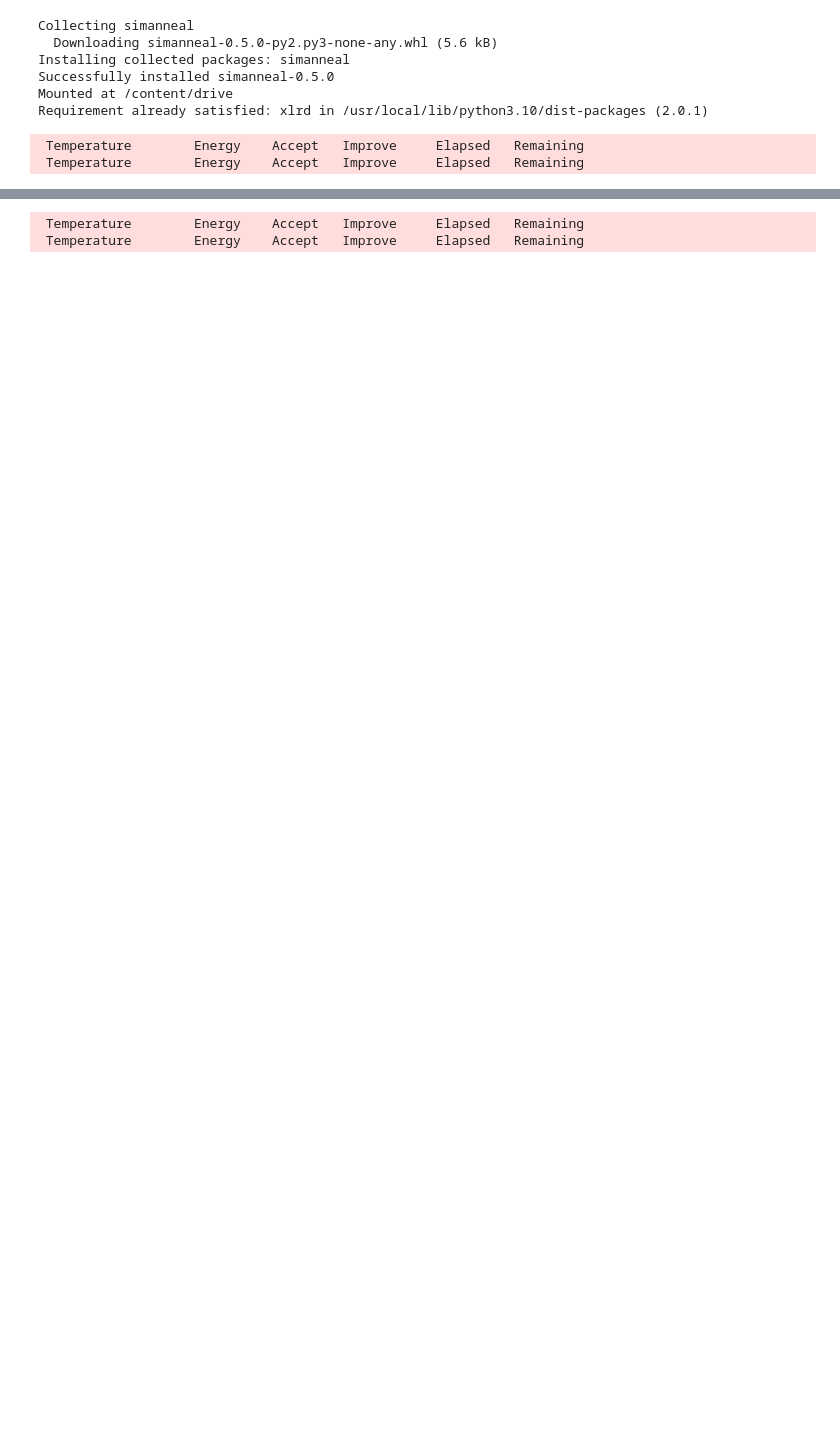
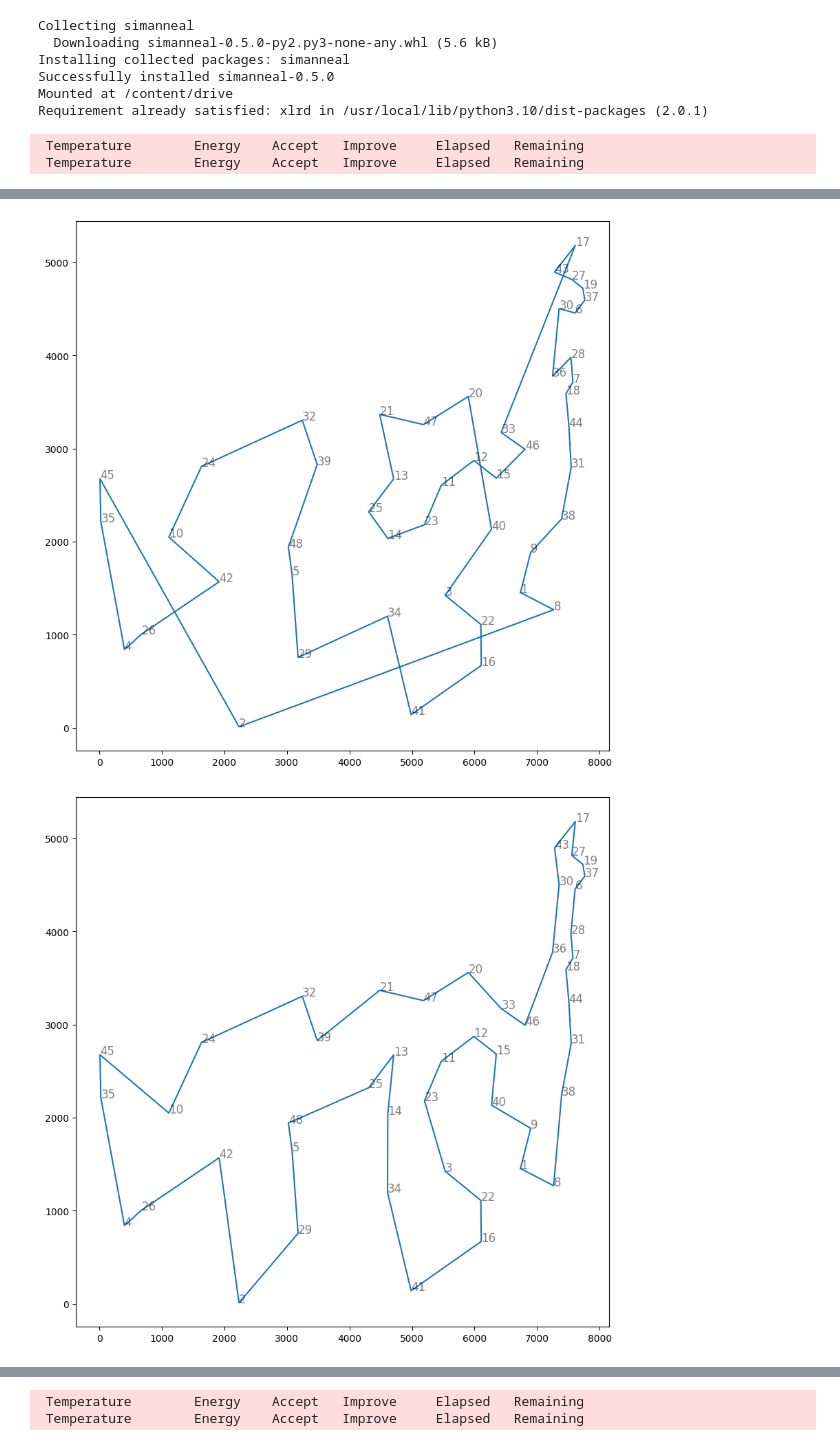
Before and after one commit to helveticacode/TSP, a Jupyter notebook: 都市計画へのアプローチ.ipynb, the cells around one changed output, grey strips where cells are left out. Cells and saved outputs as stored; diff of their text form; code cells hidden in the pictures; blank space fills up the shorter version.

```diff
--- a/都市計画へのアプローチ.ipynb
+++ b/都市計画へのアプローチ.ipynb
@@ -47,17 +47,19 @@ def att_distance(a,b): #aとbの間のatt距離を返す　a = [x_a,y_a] b = [x_
 def tsp_solve(towns_filename,distance_mesure,ideal_route,move_method = "2-opt",initial_method= "greedy",grid = "off",copy_method = "deepcopy"):
 
 
-      # town -> 0 Long->1 Lati ->2
+  # town -> 0 Long->1 Lati ->2
+  #　read data
   towns_data = pd.read_csv('/content/drive/My Drive/colab/'+towns_filename+'.tsp', header=5,dtype={'Longitude': float, 'Latitude': float})
   df = towns_data['NODE_COORD_SECTION'].str.split(' ', expand=True)
 
+ # first column([0]) is name of town,second column ([1])is Longitude,third column([3]) is Latitude
   towns_data = df.rename(columns={0: 'Town',1: 'Longitude',2: 'Latitude'})
-  gyo = len(towns_data)
+  n_towns = len(towns_data)
 
 
   towns_data = towns_data.astype({'Latitude': float,"Longitude":float})
-
-  for i in range(gyo):
+ # cutting null data
+  for i in range(n_towns):
     #print(towns_data['Longitude'][i])
     if math.isnan(towns_data['Longitude'][i]) is True:
           towns_data = towns_data.drop(i)
@@ -65,7 +67,7 @@ def tsp_solve(towns_filename,distance_mesure,ideal_route,move_method = "2-opt",i
           towns_data = towns_data.drop(i)
 
   if grid == "on":
-
+  # plot map of data
     plt.figure(figsize=(10, 10))
     plt.scatter(towns_data['Longitude'], towns_data['Latitude'])
     for city, x, y in zip(towns_data['Town'], towns_data['Latitude'], towns_data['Longitude']):
@@ -81,14 +83,13 @@ def tsp_solve(towns_filename,distance_mesure,ideal_route,move_method = "2-opt",i
       # pass extra data (the distance matrix) into the constructor
       def __init__(self, state, distance_matrix):
           self.distance_matrix = distance_matrix
-          super(TravellingSalesmanProblem, self).__init__(state)  # important! 親クラスの__initが使える
+          super(TravellingSalesmanProblem, self).__init__(state)
       towns_data_method = towns_data
       def move(self):
-
+          # def moving method
           if move_method == "2-opt":
             """2-opt"""
-            # no efficiency gain, just proof of concept
-            # demonstrates returning the delta energy (optional)
+            # 2-opt is exchange two edges
             initial_energy = self.energy()
 
             a = random.randint(0, len(self.state) - 1)
@@ -106,6 +107,7 @@ def tsp_solve(towns_filename,distance_mesure,ideal_route,move_method = "2-opt",i
             return self.energy() - initial_energy
 
           elif move_method == "random":
+            # random moving is to choice random two towns and exchange them
             initial_energy = self.energy()
             a = random.randint(0, len(self.state) - 1)
             b = random.randint(0, len(self.state) - 1)
@@ -114,6 +116,7 @@ def tsp_solve(towns_filename,distance_mesure,ideal_route,move_method = "2-opt",i
             return self.energy() - initial_energy
 
       def energy(self):
+         # method of calculate cost of the route
           """Calculates the length of the route."""
           e = 0
           for i in range(len(self.state)):
@@ -121,15 +124,9 @@ def tsp_solve(towns_filename,distance_mesure,ideal_route,move_method = "2-opt",i
 
           return e
       energies = []
+
       def anneal(self):
-          """Minimizes the energy of a system by simulated annealing.
-
-          Parameters
-          state : an initial arrangement of the system　初期値
-
-          Returns
-          (state, energy): the best state and energy found.　良さそうな位置とそのときのスコアを返す
-          """
+          """Minimizes the energy of a system by simulated annealing."""
           step = 0
           self.start = time.time()
 
@@ -195,8 +192,9 @@ def tsp_solve(towns_filename,distance_mesure,ideal_route,move_method = "2-opt",i
   mat = towns_data[['Latitude', 'Longitude']].values
   mat
 
-  #dist_mat = distance.cdist(mat, mat, metric='euclidean') # ユークリッド距離
+  #dist_mat = distance.cdist(mat, mat, metric='euclidean') #
 
+ # create matrix containing the distances between each city
   distance_matrix = {}
   for i, town in enumerate(towns_data['Town']):
       if town not in distance_matrix.keys():
@@ -227,7 +225,7 @@ def tsp_solve(towns_filename,distance_mesure,ideal_route,move_method = "2-opt",i
     init_state.append(start_townname)
 
     town_keys = []
-    now_key = 0   #スタート地点のkey
+    now_key = 0   #key of the first town
     calls = []
     for i in range(len_states):
       town_keys.append(i)
@@ -285,6 +283,8 @@ def tsp_solve(towns_filename,distance_mesure,ideal_route,move_method = "2-opt",i
   #print("mistake is"+str(mistake))
 
   if grid == 'on':
+    # plot annnealed route map
+
     plt.figure(figsize=(10, 10))
     Xs = []
     Ys = []
@@ -301,9 +301,9 @@ def tsp_solve(towns_filename,distance_mesure,ideal_route,move_method = "2-opt",i
 
   initial_route = initial_e
   result = e
-  return [towns_filename,ideal_route,distance_mesure.__name__,move_method,initial_method,initial_route,result,route_map,tsp.energies,tsp]
+  return [towns_filename,ideal_route,distance_mesure.__name__,move_method,initial_method,initial_route,result,route_map,tsp]
 # %%
-results = tsp_solve(towns_filename = "att48",distance_mesure = att_distance,ideal_route=10628,move_method = "2-opt",initial_method= "greedy",grid = "off")
+results = tsp_solve(towns_filename = "att48",distance_mesure = att_distance,ideal_route=10628,move_method = "2-opt",initial_method= "greedy",grid = "on")
 # %% [output]
  Temperature        Energy    Accept   Improve     Elapsed   Remaining
  Temperature        Energy    Accept   Improve     Elapsed   Remaining
@@ -310 +311,3 @@ results = tsp_solve(towns_filename = "att48",distance_mesure = att_distance,idea
+[figure, added]
+[figure, added]
 # %%
```
Also changed, not shown: parts of 4 cells of this notebook.
